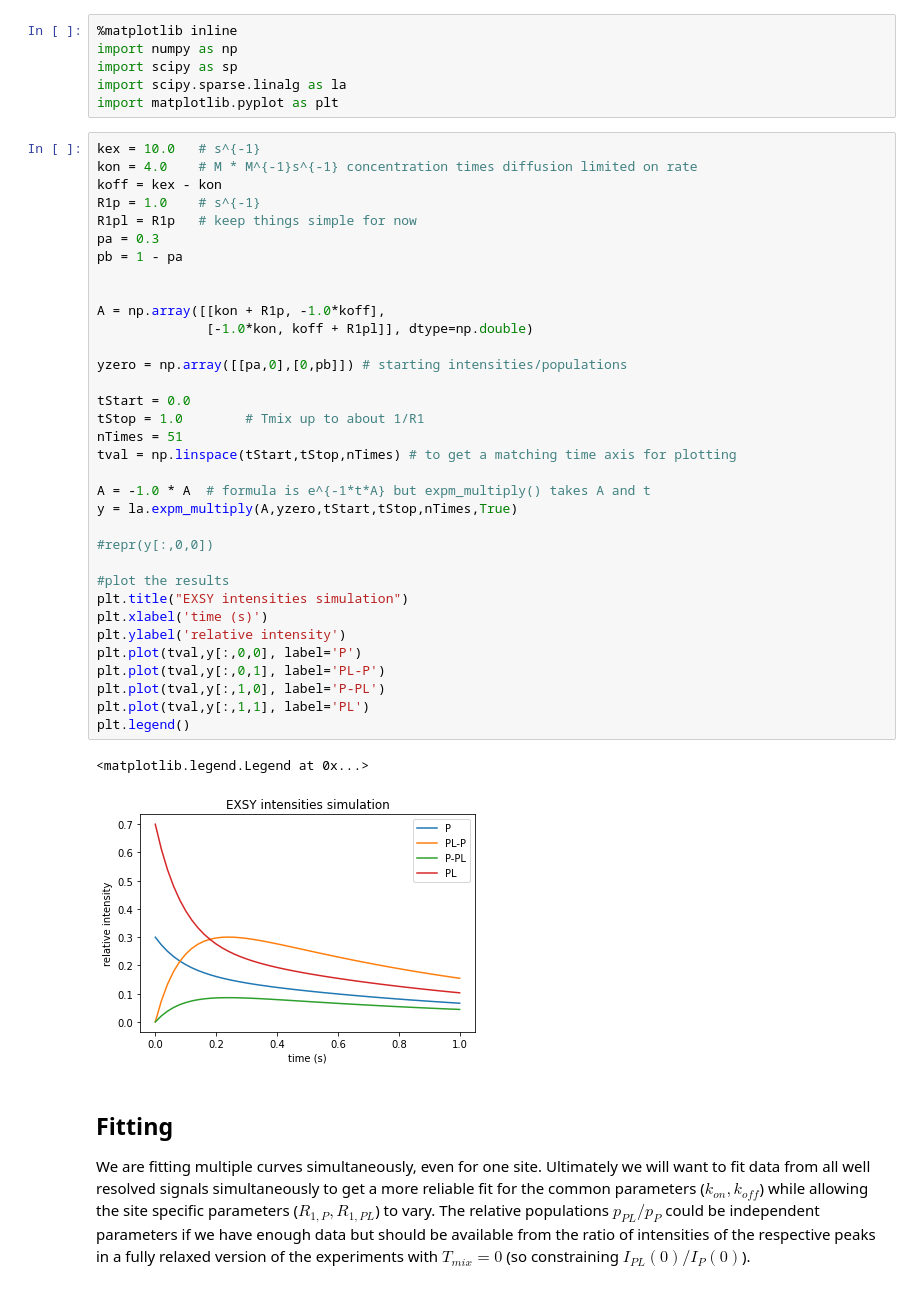
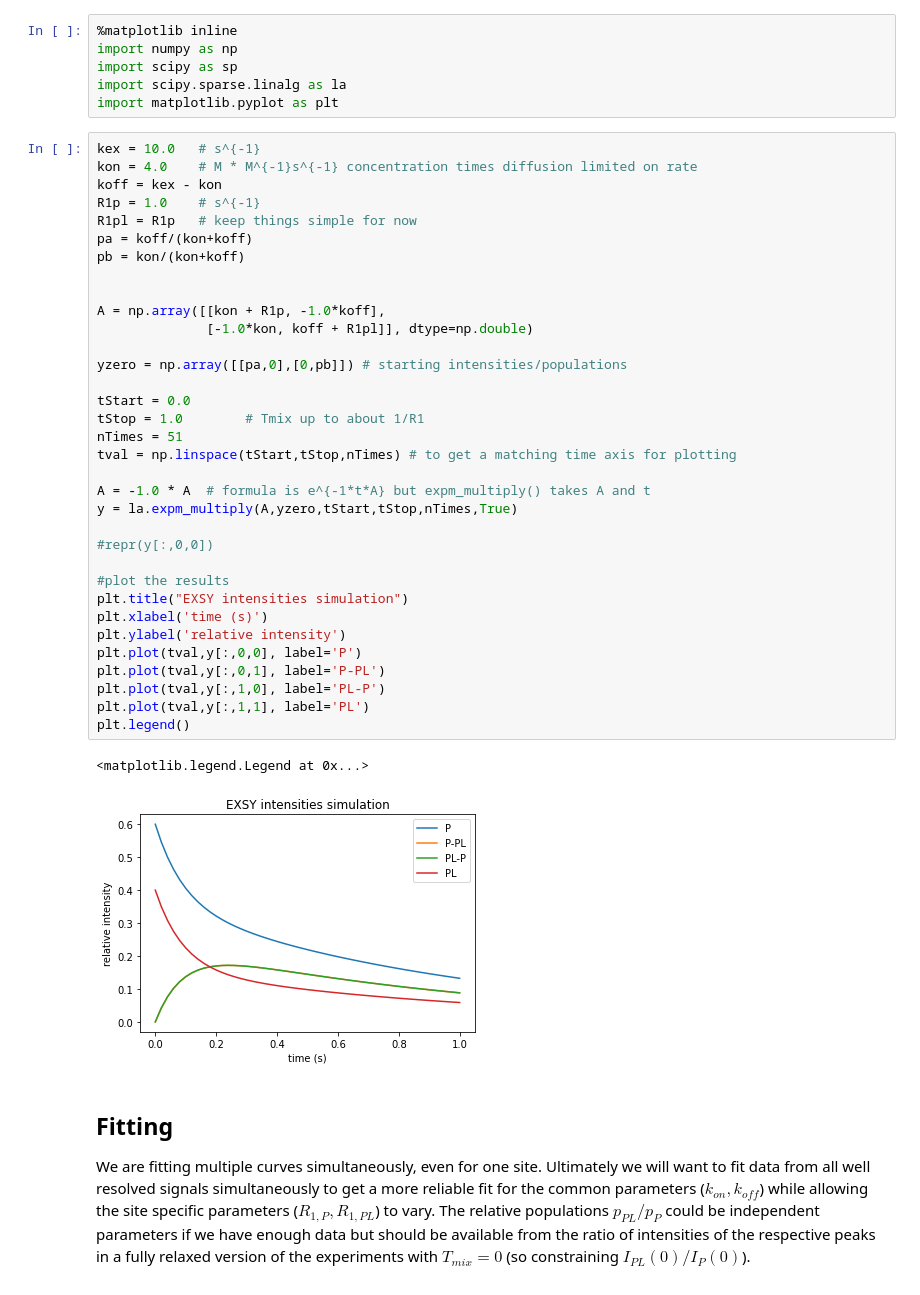
Before and after one commit to brianosmith/EXSY_fitting_notebook, a Jupyter notebook: EXSY_simulation.ipynb, the cells around one changed output. Drawn from its saved outputs; the diff is of its cells as text.

```diff
--- a/EXSY_simulation.ipynb
+++ b/EXSY_simulation.ipynb
@@ -38,38 +38,38 @@ kex = 10.0   # s^{-1}
 kon = 4.0    # M * M^{-1}s^{-1} concentration times diffusion limited on rate
 koff = kex - kon
 R1p = 1.0    # s^{-1}
 R1pl = R1p   # keep things simple for now
-pa = 0.3
-pb = 1 - pa
+pa = koff/(kon+koff)
+pb = kon/(kon+koff)
 
 
 A = np.array([[kon + R1p, -1.0*koff],
               [-1.0*kon, koff + R1pl]], dtype=np.double)
 
 yzero = np.array([[pa,0],[0,pb]]) # starting intensities/populations
 
 tStart = 0.0
 tStop = 1.0        # Tmix up to about 1/R1
 nTimes = 51
 tval = np.linspace(tStart,tStop,nTimes) # to get a matching time axis for plotting
 
 A = -1.0 * A  # formula is e^{-1*t*A} but expm_multiply() takes A and t
 y = la.expm_multiply(A,yzero,tStart,tStop,nTimes,True)
 
 #repr(y[:,0,0])
 
 #plot the results
 plt.title("EXSY intensities simulation")
 plt.xlabel('time (s)')
 plt.ylabel('relative intensity')
 plt.plot(tval,y[:,0,0], label='P')
-plt.plot(tval,y[:,0,1], label='PL-P')
-plt.plot(tval,y[:,1,0], label='P-PL')
+plt.plot(tval,y[:,0,1], label='P-PL')
+plt.plot(tval,y[:,1,0], label='PL-P')
 plt.plot(tval,y[:,1,1], label='PL')
 plt.legend()
 # %% [output]
 <matplotlib.legend.Legend at 0x...>
-[figure, old version]
+[figure, new version]
 # %% [markdown]
 ## Fitting
 We are fitting multiple curves simultaneously, even for one site. Ultimately we will want to fit data from all well resolved signals simultaneously to get a more reliable fit for the common parameters ($k_{on}, k_{off}$) while allowing the site specific parameters ($R_{1,P}, R_{1,PL}$) to vary. The relative populations $p_{PL}/p_{P}$ could be independent parameters if we have enough data but should be available from the ratio of intensities of the respective peaks in a fully relaxed version of the experiments with $T_{mix}=0$ (so constraining $I_{PL}(0)/I_{P}(0)$).
```
Also changed, not shown: parts of 13 cells of this notebook.
